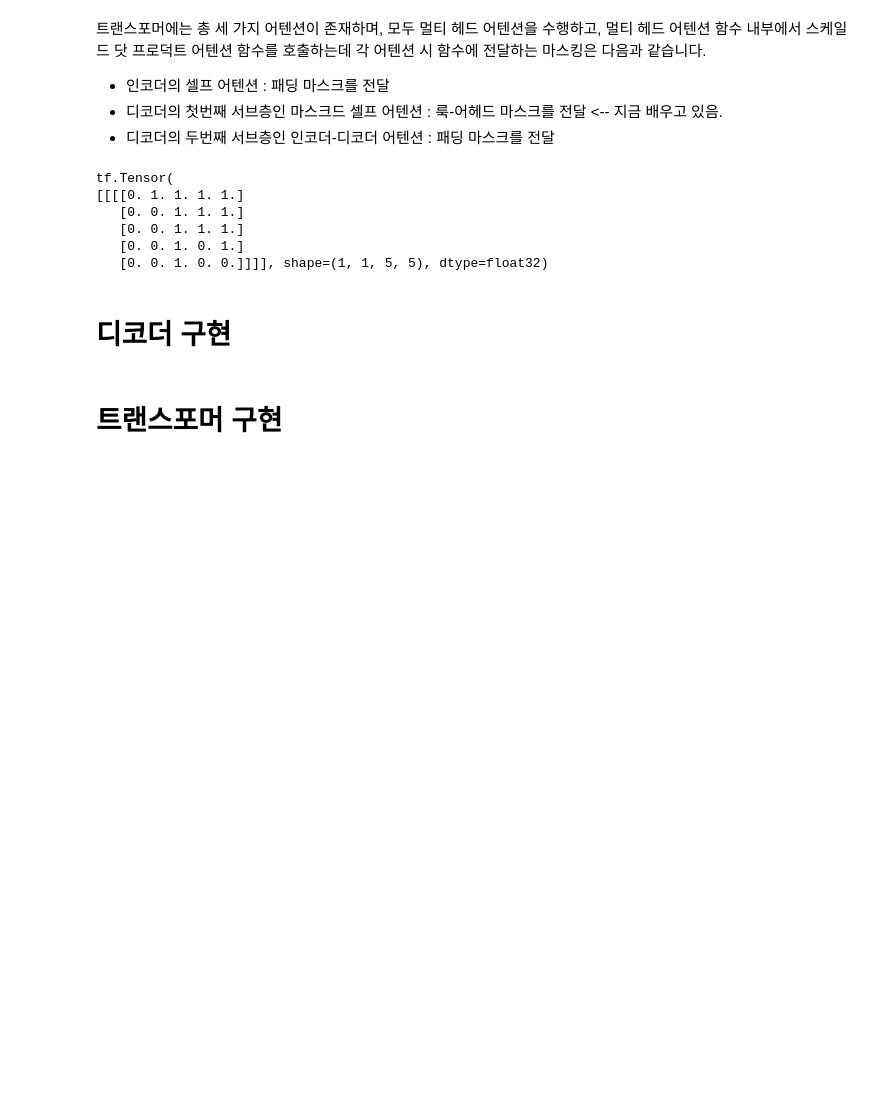
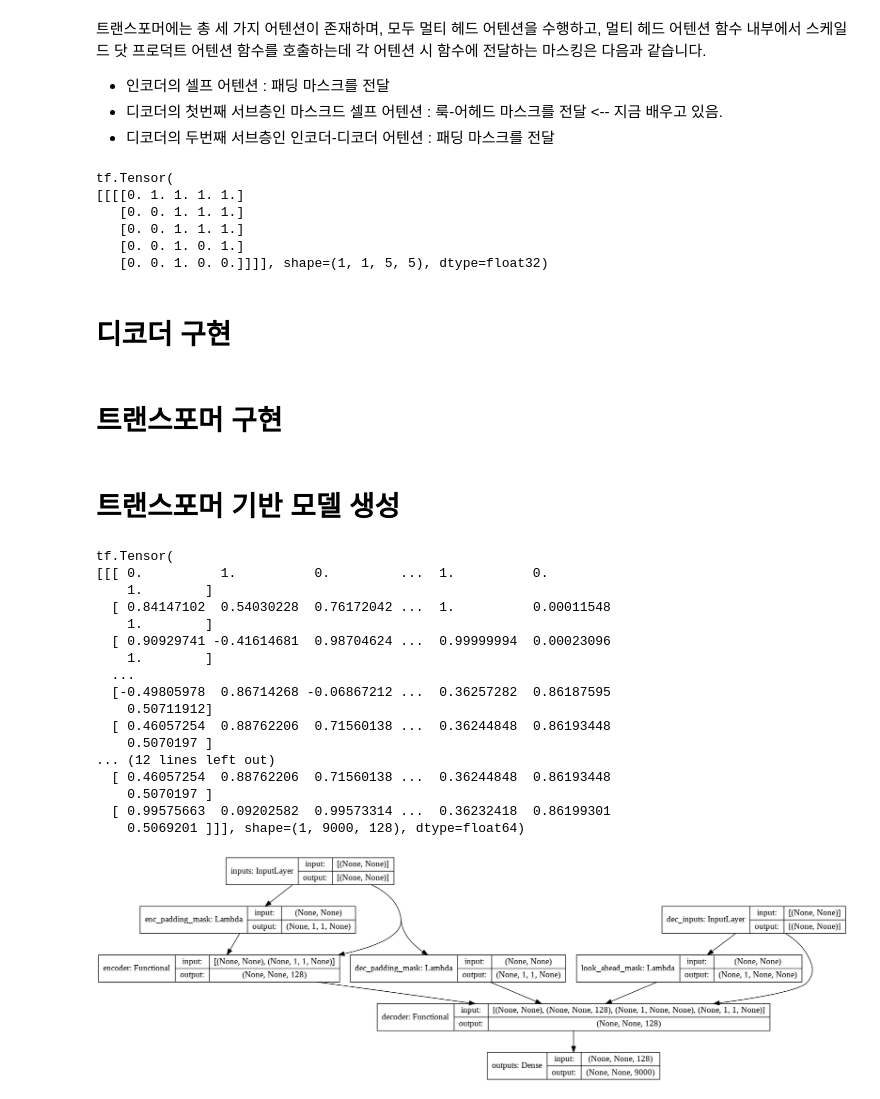
Before and after one commit to cateto/python4NLP, a Jupyter notebook: transformer/Transformer_tensorflow로_구현.ipynb, the cells around one changed output. Cells and saved outputs as stored; diff of their text form; code cells hidden in the pictures; blank space fills up the shorter version.

```diff
--- a/transformer/Transformer_tensorflow로_구현.ipynb
+++ b/transformer/Transformer_tensorflow로_구현.ipynb
@@ -246,7 +246,7 @@ tf.Tensor([[[[0. 0. 0. 1. 1.]]]], shape=(1, 1, 1, 5), dtype=float32)
 # %% [markdown]
 # 인코더 종합
 # %%
-def encoder_layer(diff, d_model, num_heads, dropout, name="encoder_layer"):
+def encoder_layer(dff, d_model, num_heads, dropout, name="encoder_layer"):
   inputs = tf.keras.Input(shape=(None, d_model), name="inputs")
 
   #인코더는 패딩 마스크 사용
@@ -259,12 +259,12 @@ def encoder_layer(diff, d_model, num_heads, dropout, name="encoder_layer"):
           'mask' : padding_mask
       })
   # 드롭아웃 + resudial connection과 layer nomalization
-  attention = tf.keras.Dropout(rate=dropout)(attention)
-  attention = tf.keras.layes.LayerNormalization(epsilon=1e-6)(inputs + attention)
+  attention = tf.keras.layers.Dropout(rate=dropout)(attention)
+  attention = tf.keras.layers.LayerNormalization(epsilon=1e-6)(inputs + attention)
 
   # Position-wise FFNN (두번째 서브층)
   outputs = tf.keras.layers.Dense(units=dff, activation='relu')(attention)
-  outputs = tf.keras.layers.Dense(unit=d_model)(outputs)
+  outputs = tf.keras.layers.Dense(units=d_model)(outputs)
 
   # 드롭아웃 + resudial connection과 layer nomalization
   outputs = tf.keras.layers.Dropout(rate=dropout)(outputs)
@@ -428,3 +428,38 @@ def transformer(vocab_size, num_layers, dff, d_model, num_heads, dropout, name="
   outputs = tf.keras.layers.Dense(units=vocab_size, name="outputs")(dec_outputs)
 
   return tf.keras.Model(inputs=[inputs, dec_inputs], outputs=outputs, name=name)
+# %% [markdown]
+# 트랜스포머 기반 모델 생성
+# %%
+small_transformer = transformer(
+    vocab_size = 9000,
+    num_layers = 4,
+    dff = 512,
+    d_model = 128,
+    num_heads = 4,
+    dropout = 0.3,
+    name = "small_transformer"
+)
+
+tf.keras.utils.plot_model(
+    small_transformer, to_file="small_transformer.png", show_shapes=True
+)
+# %% [output]
+tf.Tensor(
+[[[ 0.          1.          0.         ...  1.          0.
+    1.        ]
+  [ 0.84147102  0.54030228  0.76172042 ...  1.          0.00011548
+    1.        ]
+  [ 0.90929741 -0.41614681  0.98704624 ...  0.99999994  0.00023096
+    1.        ]
+  ...
+  [-0.49805978  0.86714268 -0.06867212 ...  0.36257282  0.86187595
+    0.50711912]
+  [ 0.46057254  0.88762206  0.71560138 ...  0.36244848  0.86193448
+    0.5070197 ]
+... (12 lines left out)
+  [ 0.46057254  0.88762206  0.71560138 ...  0.36244848  0.86193448
+    0.5070197 ]
+  [ 0.99575663  0.09202582  0.99573314 ...  0.36232418  0.86199301
+    0.5069201 ]]], shape=(1, 9000, 128), dtype=float64)
+[figure, added]
```
Also changed, not shown: parts of 4 cells of this notebook.
